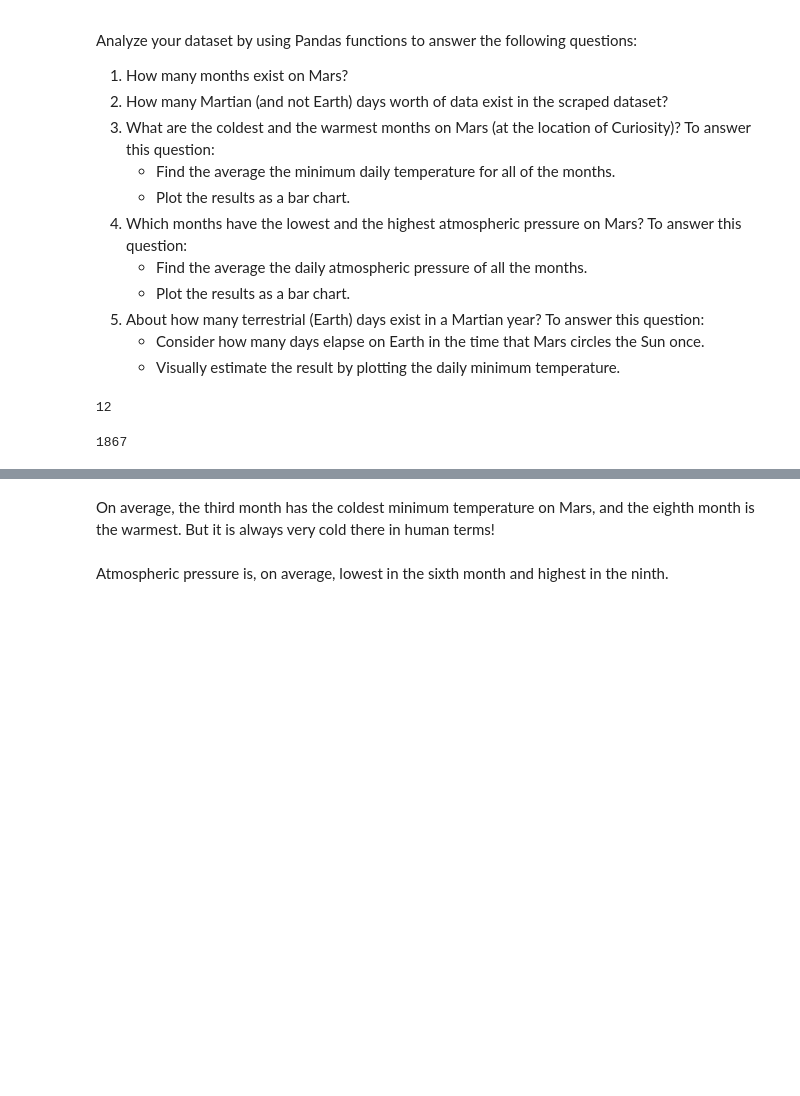
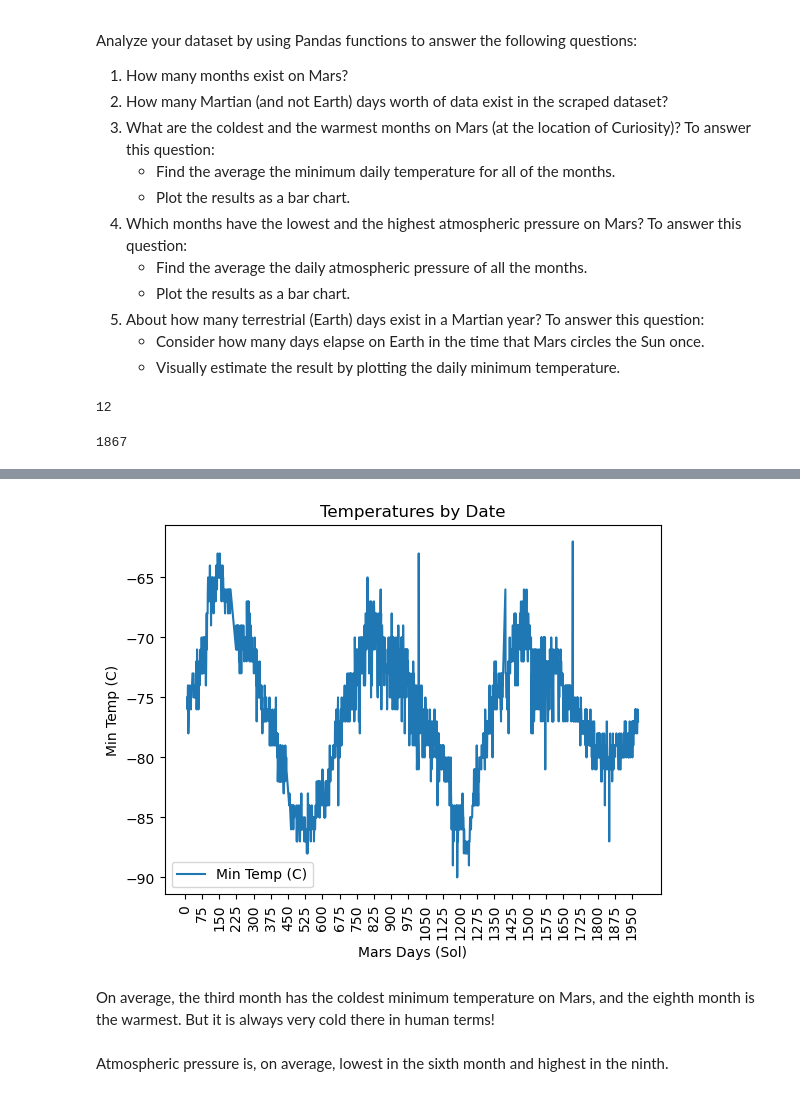
Before and after one commit to EmG3214/MarsHTMLscrape, a Jupyter notebook: part_2_mars_weather.ipynb, the cells around one changed output, grey strips where cells are left out. Drawn from its saved outputs; the diff is of its cells as text; code cells hidden in the pictures; blank space fills up the shorter version.

```diff
--- a/part_2_mars_weather.ipynb
+++ b/part_2_mars_weather.ipynb
@@ -255,3 +225,10 @@ Name: pressure, dtype: float64
+# %%
+# 5. How many terrestrial (earth) days are there in a Martian year?
+mars_df.plot(kind = 'line', x='Mars Days (Sol)', y="Min Temp (C)" ,rot=90, ylabel="Min Temp (C)", title= "Temperatures by Date")
+plt.xticks(range(0, max(mars_df["Mars Days (Sol)"]), 75))
+plt.show()
+# %% [output]
+[figure, added]
 # %% [markdown]
 On average, the third month has the coldest minimum temperature on Mars, and the eighth month is the warmest. But it is always very cold there in human terms!
 # %% [markdown]
```
Also changed, not shown: parts of 15 cells of this notebook, 2 other files.
